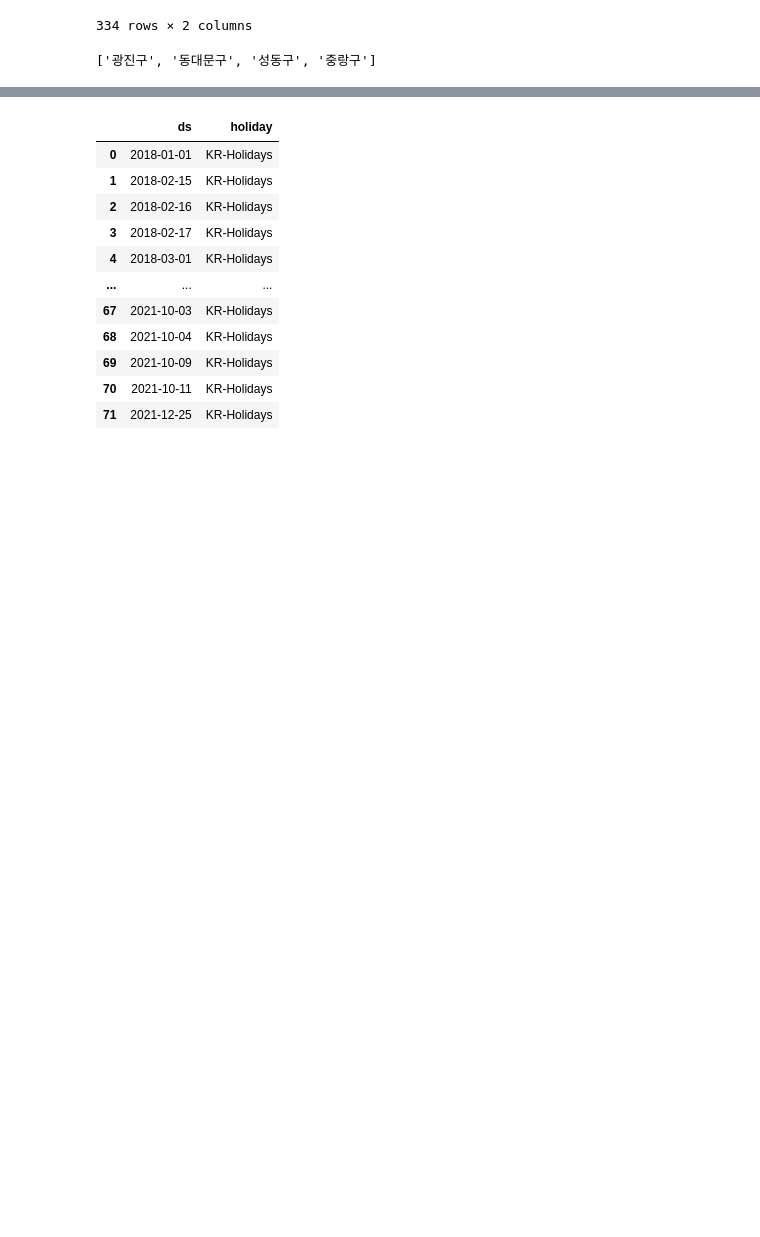
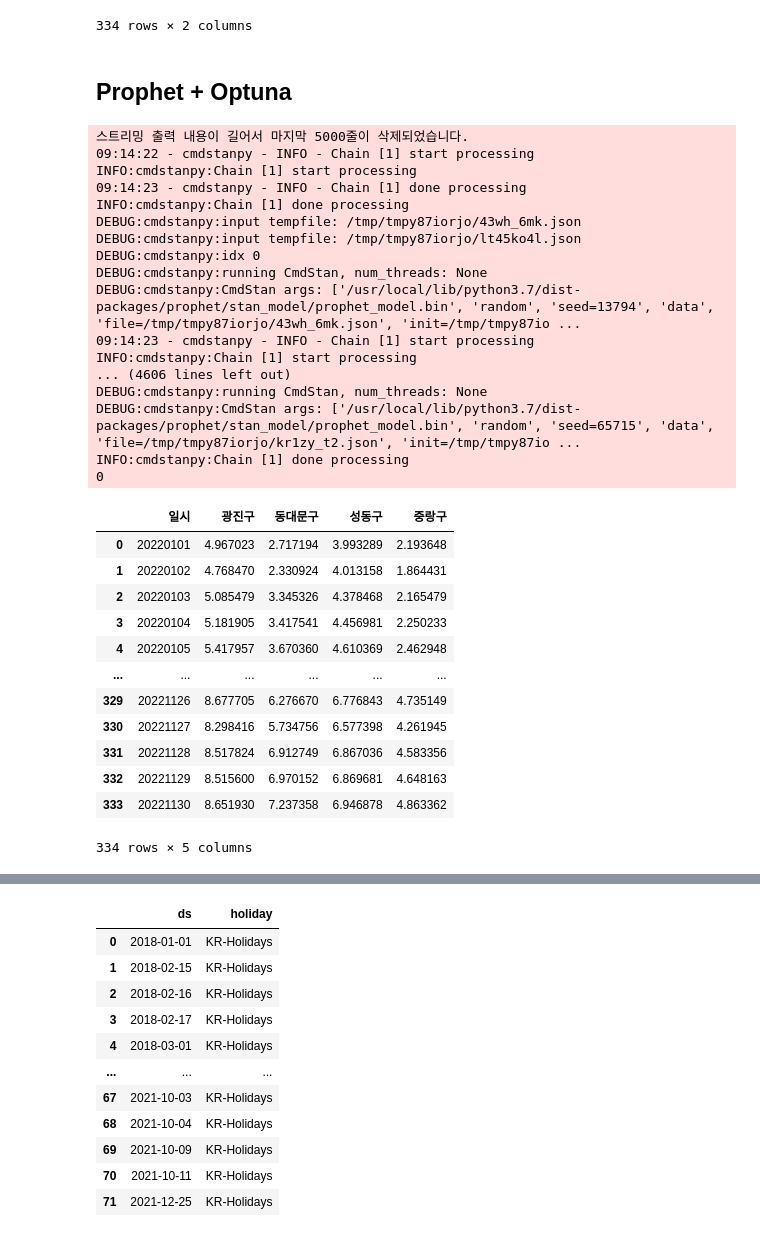
Before and after one commit to jjooki/TIL, a Jupyter notebook: bike.ipynb, the cells around one changed output, grey strips where cells are left out. Drawn from its saved outputs; the diff is of its cells as text; code cells hidden in the pictures; blank space fills up the shorter version.

Commit message:
prophet + optuna

```diff
--- a/bike.ipynb
+++ b/bike.ipynb
@@ -235,7 +267,5 @@ forecast.loc[1461:, ['ds', 'yhat']]
 | 1793 | 2022-11-29 | 7.284166 |
 | 1794 | 2022-11-30 | 7.605751 |
 334 rows × 2 columns
-# %%
-regions
-# %% [output]
-['광진구', '동대문구', '성동구', '중랑구']
+# %% [markdown]
+## Prophet + Optuna
@@ -241,0 +317,74 @@ regions
+# %%
+def optimized_predict(train, region: str,
+                      metric: str, n_trials: int,
+                      param_types: dict, bounds: dict):
+
+    df = pd.DataFrame()
+    df['ds'] = train['일시']
+    df['y'] = train[region]
+
+    study = optuna.create_study(direction='minimize')
+    study.optimize(lambda trial : objective(trial, df, param_types, bounds, metric),
+                   n_trials=n_trials)
+    best_params = study.best_params
+
+    # modeling
+    model = Prophet(weekly_seasonality=True,
+                    daily_seasonality=False,
+                    **best_params)
+
+    model.add_country_holidays(country_name='KR')
+    model.fit(df)
+    future = model.make_future_dataframe(periods=334, freq='D')
+    forecast = model.predict(future)
+    return forecast.loc[len(train):, 'yhat'].values
+# %%
+param_types = {'changepoint_prior_scale': 'log',
+            'seasonality_prior_scale': 'log',
+            'holidays_prior_scale': 'log',
+            'changepoint_range': 'float',
+            'seasonality_mode': 'cat'}
+
+bounds = {'changepoint_prior_scale': [1e-3, 0.5],
+        'seasonality_prior_scale': [1e-2, 10],
+        'holidays_prior_scale': [1e-2, 10],
+        'changepoint_range': [0.8, 0.95],
+        'seasonality_mode': ['additive', 'multiplicative']}
+
+for region in regions:
+    submission[region] = optimized_predict(train, region,
+                                           metric='mae', n_trials=100,
+                                           param_types=param_types, bounds=bounds)
+
+submission
+# %% [output]
+스트리밍 출력 내용이 길어서 마지막 5000줄이 삭제되었습니다.
+09:14:22 - cmdstanpy - INFO - Chain [1] start processing
+INFO:cmdstanpy:Chain [1] start processing
+09:14:23 - cmdstanpy - INFO - Chain [1] done processing
+INFO:cmdstanpy:Chain [1] done processing
+DEBUG:cmdstanpy:input tempfile: /tmp/tmpy87iorjo/43wh_6mk.json
+DEBUG:cmdstanpy:input tempfile: /tmp/tmpy87iorjo/lt45ko4l.json
+DEBUG:cmdstanpy:idx 0
+DEBUG:cmdstanpy:running CmdStan, num_threads: None
+DEBUG:cmdstanpy:CmdStan args: ['/usr/local/lib/python3.7/dist-packages/prophet/stan_model/prophet_model.bin', 'random', 'seed=13794', 'data', 'file=/tmp/tmpy87iorjo/43wh_6mk.json', 'init=/tmp/tmpy87io ...
+09:14:23 - cmdstanpy - INFO - Chain [1] start processing
+INFO:cmdstanpy:Chain [1] start processing
+... (4606 lines left out)
+DEBUG:cmdstanpy:running CmdStan, num_threads: None
+DEBUG:cmdstanpy:CmdStan args: ['/usr/local/lib/python3.7/dist-packages/prophet/stan_model/prophet_model.bin', 'random', 'seed=65715', 'data', 'file=/tmp/tmpy87iorjo/kr1zy_t2.json', 'init=/tmp/tmpy87io ...
+INFO:cmdstanpy:Chain [1] done processing
+0
+|  | 일시 | 광진구 | 동대문구 | 성동구 | 중랑구 |
+| 0 | 20220101 | 4.967023 | 2.717194 | 3.993289 | 2.193648 |
+| 1 | 20220102 | 4.768470 | 2.330924 | 4.013158 | 1.864431 |
+| 2 | 20220103 | 5.085479 | 3.345326 | 4.378468 | 2.165479 |
+| 3 | 20220104 | 5.181905 | 3.417541 | 4.456981 | 2.250233 |
+| 4 | 20220105 | 5.417957 | 3.670360 | 4.610369 | 2.462948 |
+| ... | ... | ... | ... | ... | ... |
+| 329 | 20221126 | 8.677705 | 6.276670 | 6.776843 | 4.735149 |
+| 330 | 20221127 | 8.298416 | 5.734756 | 6.577398 | 4.261945 |
+| 331 | 20221128 | 8.517824 | 6.912749 | 6.867036 | 4.583356 |
+| 332 | 20221129 | 8.515600 | 6.970152 | 6.869681 | 4.648163 |
+| 333 | 20221130 | 8.651930 | 7.237358 | 6.946878 | 4.863362 |
+334 rows × 5 columns
```
Also changed, not shown: parts of 18 cells of this notebook.
